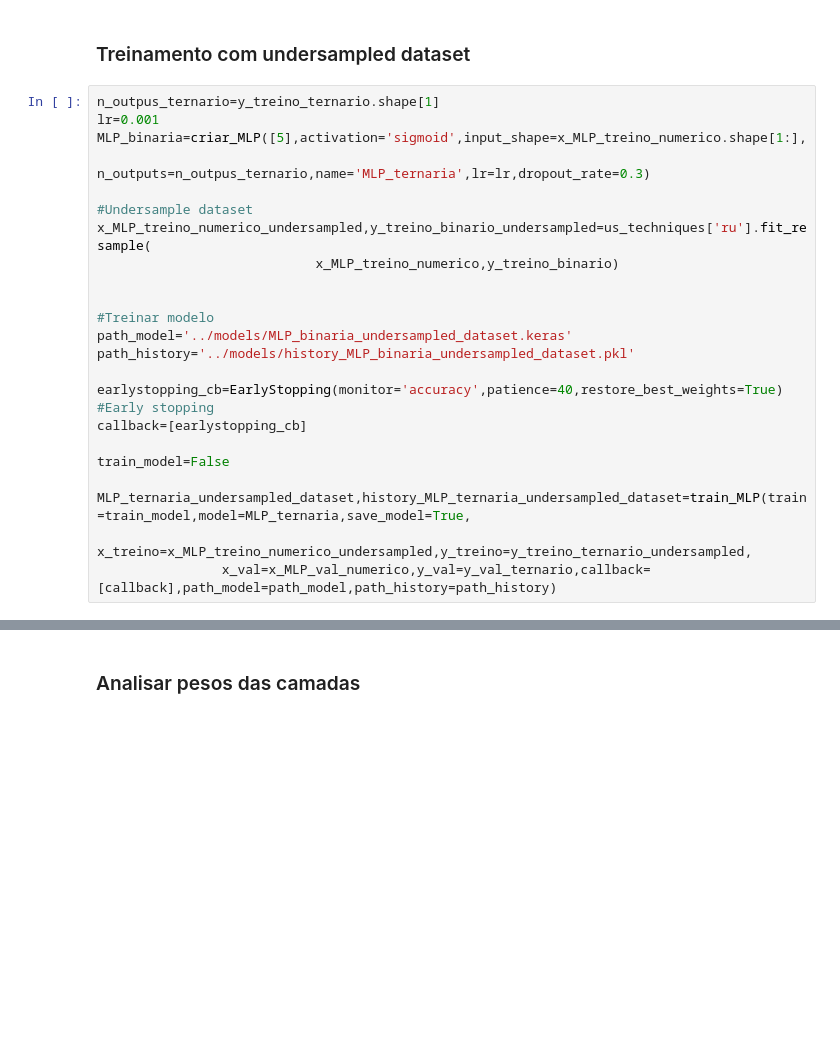
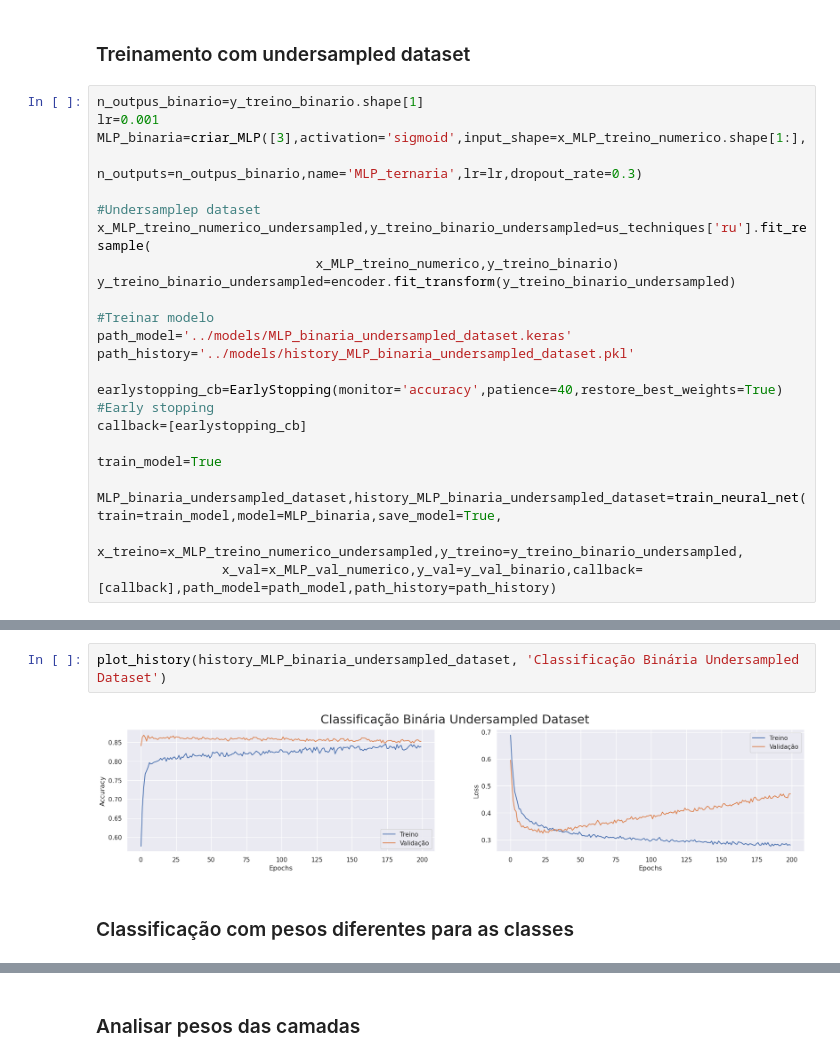
Before and after one commit to RodolfoPCruz/trip_advisor, a Jupyter notebook: trip_advisor.ipynb, the cells around one changed output, grey strips where cells are left out. Cells and saved outputs as stored; diff of their text form; blank space fills up the shorter version.

```diff
--- a/trip_advisor.ipynb
+++ b/trip_advisor.ipynb
@@ -1992,15 +1965,15 @@ plot_history(history_MLP_binaria, 'Classificação Binária Complete Dataset')
 # %% [markdown]
 ### Treinamento com undersampled dataset
 # %%
-n_outpus_ternario=y_treino_ternario.shape[1]
+n_outpus_binario=y_treino_binario.shape[1]
 lr=0.001
-MLP_binaria=criar_MLP([5],activation='sigmoid',input_shape=x_MLP_treino_numerico.shape[1:],
-                                   n_outputs=n_outpus_ternario,name='MLP_ternaria',lr=lr,dropout_rate=0.3)
+MLP_binaria=criar_MLP([3],activation='sigmoid',input_shape=x_MLP_treino_numerico.shape[1:],
+                                   n_outputs=n_outpus_binario,name='MLP_ternaria',lr=lr,dropout_rate=0.3)
 
-#Undersample dataset
+#Undersamplep dataset
 x_MLP_treino_numerico_undersampled,y_treino_binario_undersampled=us_techniques['ru'].fit_resample(
                             x_MLP_treino_numerico,y_treino_binario)
-
+y_treino_binario_undersampled=encoder.fit_transform(y_treino_binario_undersampled)
 
 #Treinar modelo
 path_model='../models/MLP_binaria_undersampled_dataset.keras'
@@ -2009,9 +1982,9 @@ path_history='../models/history_MLP_binaria_undersampled_dataset.pkl'
 earlystopping_cb=EarlyStopping(monitor='accuracy',patience=40,restore_best_weights=True) #Early stopping
 callback=[earlystopping_cb]
 
-train_model=False
+train_model=True
 
-MLP_ternaria_undersampled_dataset,history_MLP_ternaria_undersampled_dataset=train_MLP(train=train_model,model=MLP_ternaria,save_model=True,
-                x_treino=x_MLP_treino_numerico_undersampled,y_treino=y_treino_ternario_undersampled,
-                x_val=x_MLP_val_numerico,y_val=y_val_ternario,callback=[callback],path_model=path_model,path_history=path_history)
+MLP_binaria_undersampled_dataset,history_MLP_binaria_undersampled_dataset=train_neural_net(train=train_model,model=MLP_binaria,save_model=True,
+                x_treino=x_MLP_treino_numerico_undersampled,y_treino=y_treino_binario_undersampled,
+                x_val=x_MLP_val_numerico,y_val=y_val_binario,callback=[callback],path_model=path_model,path_history=path_history)
 # %% [output]
@@ -2019,0 +2008,6 @@ MLP_ternaria_undersampled_dataset,history_MLP_ternaria_undersampled_dataset=trai
+# %%
+plot_history(history_MLP_binaria_undersampled_dataset, 'Classificação Binária Undersampled Dataset')
+# %% [output]
+[figure, added]
+# %% [markdown]
+### Classificação com pesos diferentes para as classes
```
Also changed, not shown: parts of 56 cells of this notebook.
